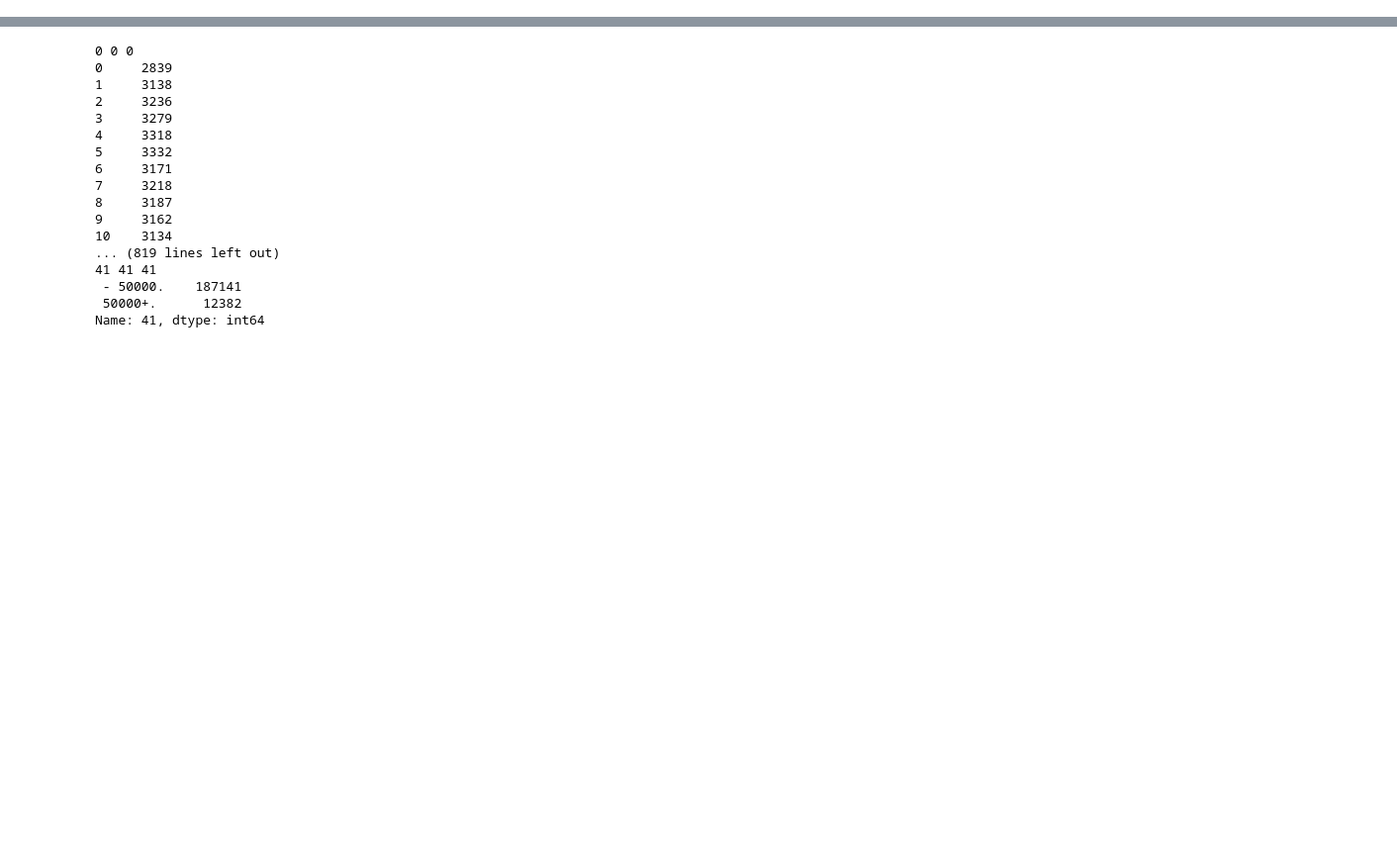
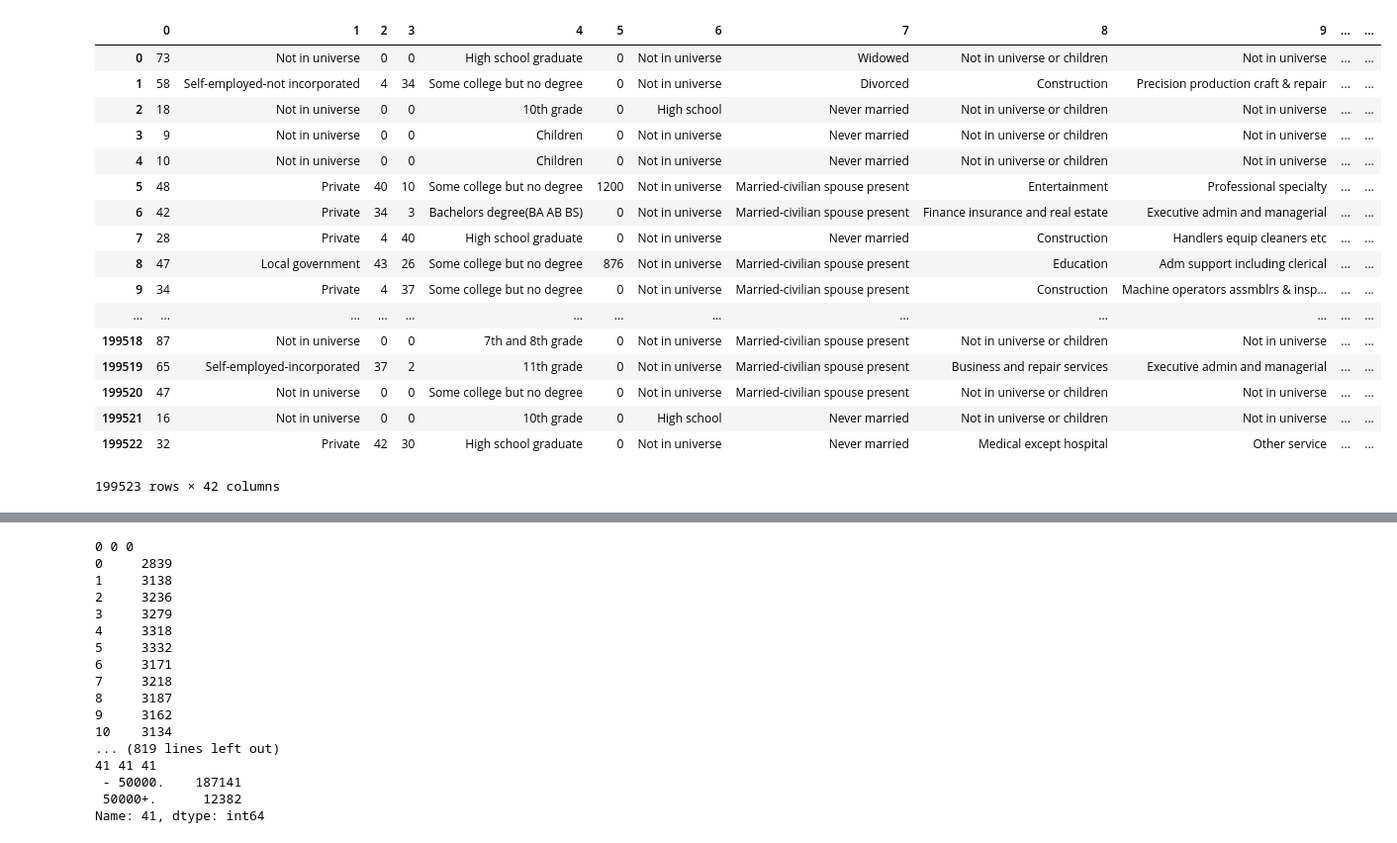
Before and after one commit to ggy/dataiku, a Jupyter notebook: Question 1.ipynb, the cells around one changed output, grey strips where cells are left out. Shown: that part at 99% size. Saved outputs shown, nothing was run; the diff lists cells and outputs as text; code cells hidden in the pictures; blank space fills up the shorter version.

Commit message:
Test Machin S

```diff
--- a/Question 1.ipynb
+++ b/Question 1.ipynb
@@ -26,3 +22,24 @@ r.AAGE.convert_objects(convert_numeric=True)
+# %%
+rr
+# %% [output]
+|  | 0 | 1 | 2 | 3 | 4 | 5 | 6 | 7 | 8 | 9 | ... | ... |
+| 0 | 73 | Not in universe | 0 | 0 | High school graduate | 0 | Not in universe | Widowed | Not in universe or children | Not in universe | ... | ... |
+| 1 | 58 | Self-employed-not incorporated | 4 | 34 | Some college but no degree | 0 | Not in universe | Divorced | Construction | Precision production craft & repair | ... | ... |
+| 2 | 18 | Not in universe | 0 | 0 | 10th grade | 0 | High school | Never married | Not in universe or children | Not in universe | ... | ... |
+| 3 | 9 | Not in universe | 0 | 0 | Children | 0 | Not in universe | Never married | Not in universe or children | Not in universe | ... | ... |
+| 4 | 10 | Not in universe | 0 | 0 | Children | 0 | Not in universe | Never married | Not in universe or children | Not in universe | ... | ... |
+| 5 | 48 | Private | 40 | 10 | Some college but no degree | 1200 | Not in universe | Married-civilian spouse present | Entertainment | Professional specialty | ... | ... |
+| 6 | 42 | Private | 34 | 3 | Bachelors degree(BA AB BS) | 0 | Not in universe | Married-civilian spouse present | Finance insurance and real estate | Executive admin and managerial | ... | ... |
+| 7 | 28 | Private | 4 | 40 | High school graduate | 0 | Not in universe | Never married | Construction | Handlers equip cleaners etc | ... | ... |
+| 8 | 47 | Local government | 43 | 26 | Some college but no degree | 876 | Not in universe | Married-civilian spouse present | Education | Adm support including clerical | ... | ... |
+| 9 | 34 | Private | 4 | 37 | Some college but no degree | 0 | Not in universe | Married-civilian spouse present | Construction | Machine operators assmblrs & insp... | ... | ... |
+| ... | ... | ... | ... | ... | ... | ... | ... | ... | ... | ... | ... | ... |
+| 199518 | 87 | Not in universe | 0 | 0 | 7th and 8th grade | 0 | Not in universe | Married-civilian spouse present | Not in universe or children | Not in universe | ... | ... |
+| 199519 | 65 | Self-employed-incorporated | 37 | 2 | 11th grade | 0 | Not in universe | Married-civilian spouse present | Business and repair services | Executive admin and managerial | ... | ... |
+| 199520 | 47 | Not in universe | 0 | 0 | Some college but no degree | 0 | Not in universe | Married-civilian spouse present | Not in universe or children | Not in universe | ... | ... |
+| 199521 | 16 | Not in universe | 0 | 0 | 10th grade | 0 | High school | Never married | Not in universe or children | Not in universe | ... | ... |
+| 199522 | 32 | Private | 42 | 30 | High school graduate | 0 | Not in universe | Never married | Medical except hospital | Other service | ... | ... |
+199523 rows × 42 columns
 # %%
 for i, c in enumerate(rr.columns):
     print i, c
```
Also changed, not shown: parts of 8 cells of this notebook, 1 other file.
